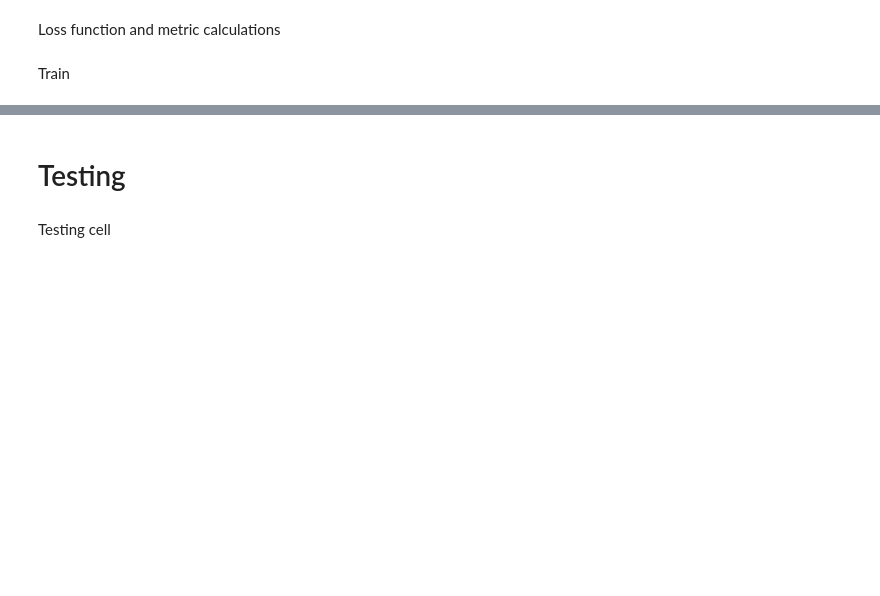
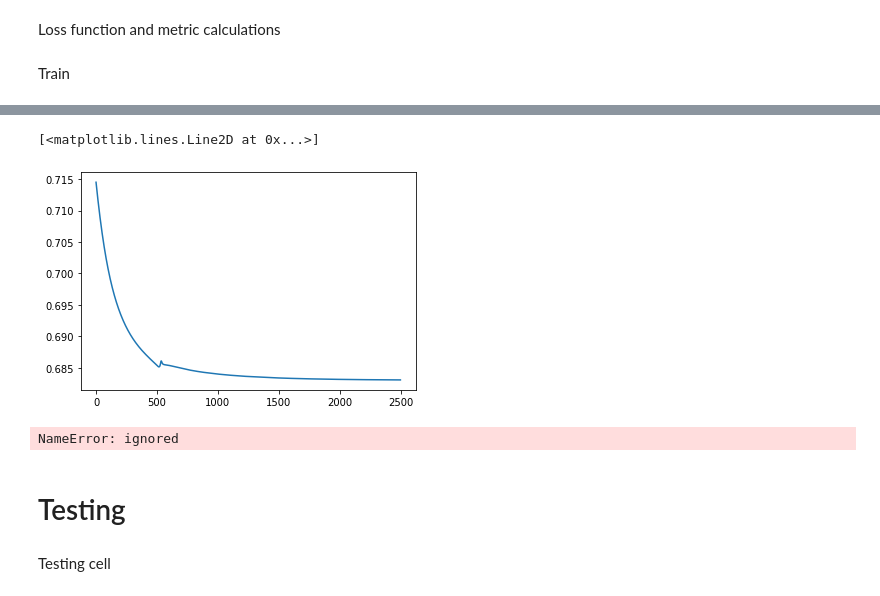
Before and after one commit to haidershoaib98/TGCN-Reproduce, a Jupyter notebook: 6322_Project.ipynb, the cells around one changed output, grey strips where cells are left out. Cells and saved outputs as stored; diff of their text form; code cells hidden in the pictures; blank space fills up the shorter version.

```diff
--- a/6322_Project.ipynb
+++ b/6322_Project.ipynb
@@ -360,3 +374,12 @@ Finished Training
+# %%
+plt.plot(loss_list[500:])
+# %% [output]
+[<matplotlib.lines.Line2D at 0x...>]
+[figure, added]
+# %%
+plt.plot(loss_list[500:])
+# %% [output]
+NameError: ignored
 # %% [markdown]
 # Testing
 # %% [markdown]
```
Also changed, not shown: parts of 12 cells of this notebook.
